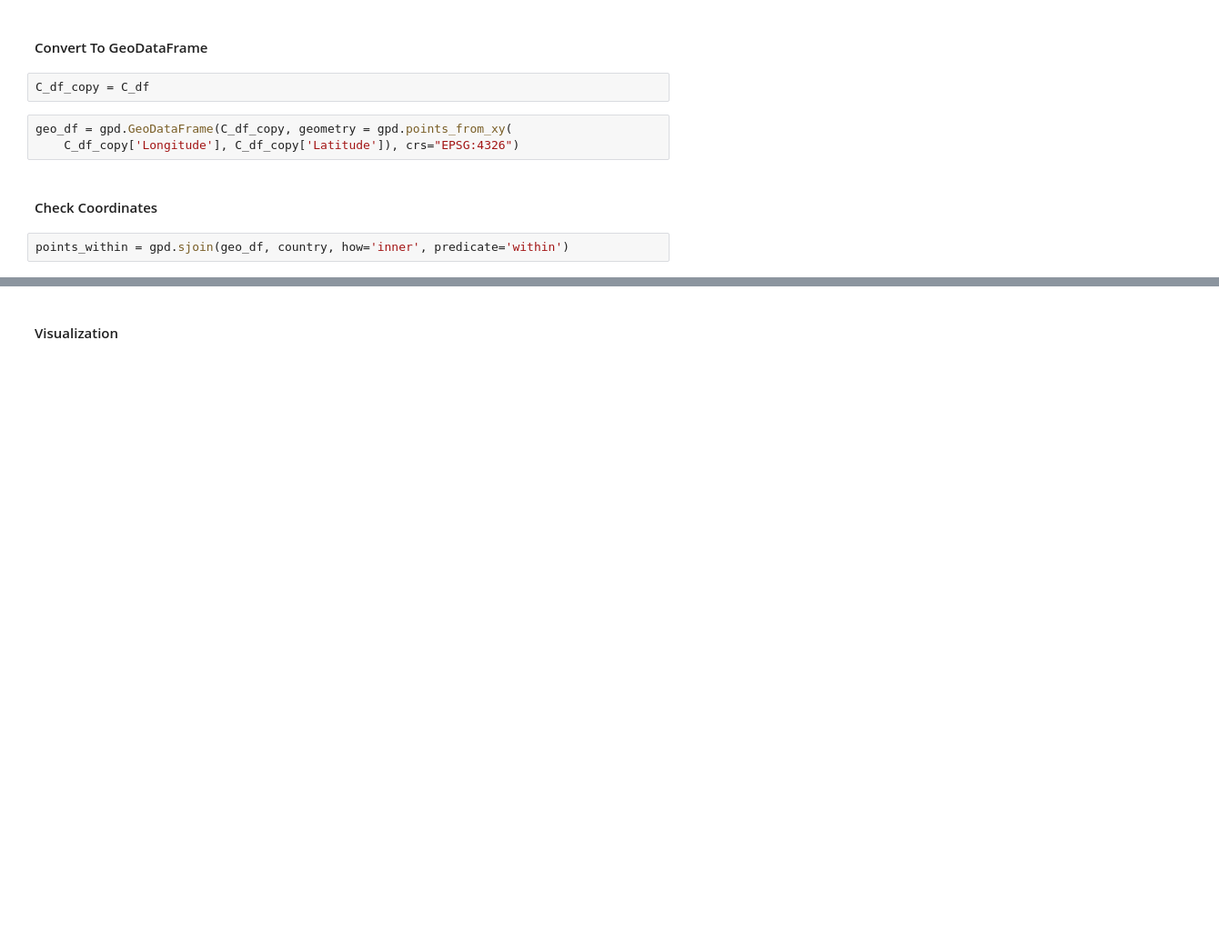
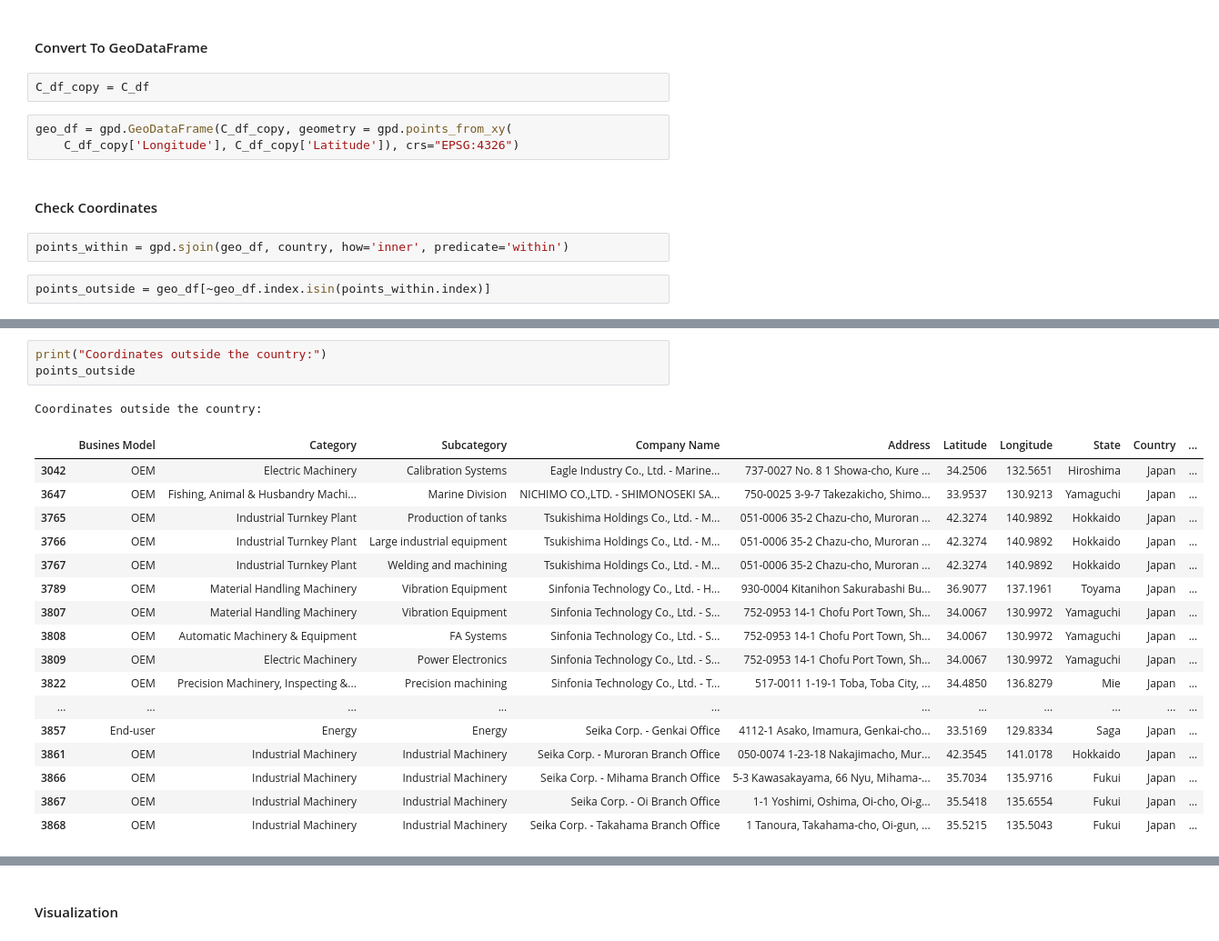
Before and after one commit to mitano-17/Nidec-Drives-Data-Cleaning, a Jupyter notebook: Dataset_C_3042-3879_Cleaner.ipynb, the cells around one changed output, grey strips where cells are left out. Shown at 91% size. Cells and saved outputs as stored; diff of their text form; blank space fills up the shorter version.

```diff
--- a/Dataset_C_3042-3879_Cleaner.ipynb
+++ b/Dataset_C_3042-3879_Cleaner.ipynb
@@ -452,5 +454,7 @@ geo_df = gpd.GeoDataFrame(C_df_copy, geometry = gpd.points_from_xy(
 <h4>Check Coordinates</h4>
 # %%
 points_within = gpd.sjoin(geo_df, country, how='inner', predicate='within')
+# %%
+points_outside = geo_df[~geo_df.index.isin(points_within.index)]
 # %%
 print("Points inside the country:\n")
@@ -475 +477,23 @@ Points inside the country:
+# %%
+print("Coordinates outside the country:")
+points_outside
+# %% [output]
+Coordinates outside the country:
+|  | Busines Model | Category | Subcategory | Company Name | Address | Latitude | Longitude | State | Country | ... |
+| 3042 | OEM | Electric Machinery | Calibration Systems | Eagle Industry Co., Ltd. - Marine... | 737-0027 No. 8 1 Showa-cho, Kure ... | 34.2506 | 132.5651 | Hiroshima | Japan | ... |
+| 3647 | OEM | Fishing, Animal & Husbandry Machi... | Marine Division | NICHIMO CO.,LTD. - SHIMONOSEKI SA... | 750-0025 3-9-7 Takezakicho, Shimo... | 33.9537 | 130.9213 | Yamaguchi | Japan | ... |
+| 3765 | OEM | Industrial Turnkey Plant | Production of tanks | Tsukishima Holdings Co., Ltd. - M... | 051-0006 35-2 Chazu-cho, Muroran ... | 42.3274 | 140.9892 | Hokkaido | Japan | ... |
+| 3766 | OEM | Industrial Turnkey Plant | Large industrial equipment | Tsukishima Holdings Co., Ltd. - M... | 051-0006 35-2 Chazu-cho, Muroran ... | 42.3274 | 140.9892 | Hokkaido | Japan | ... |
+| 3767 | OEM | Industrial Turnkey Plant | Welding and machining | Tsukishima Holdings Co., Ltd. - M... | 051-0006 35-2 Chazu-cho, Muroran ... | 42.3274 | 140.9892 | Hokkaido | Japan | ... |
+| 3789 | OEM | Material Handling Machinery | Vibration Equipment | Sinfonia Technology Co., Ltd. - H... | 930-0004 Kitanihon Sakurabashi Bu... | 36.9077 | 137.1961 | Toyama | Japan | ... |
+| 3807 | OEM | Material Handling Machinery | Vibration Equipment | Sinfonia Technology Co., Ltd. - S... | 752-0953 14-1 Chofu Port Town, Sh... | 34.0067 | 130.9972 | Yamaguchi | Japan | ... |
+| 3808 | OEM | Automatic Machinery & Equipment | FA Systems | Sinfonia Technology Co., Ltd. - S... | 752-0953 14-1 Chofu Port Town, Sh... | 34.0067 | 130.9972 | Yamaguchi | Japan | ... |
+| 3809 | OEM | Electric Machinery | Power Electronics | Sinfonia Technology Co., Ltd. - S... | 752-0953 14-1 Chofu Port Town, Sh... | 34.0067 | 130.9972 | Yamaguchi | Japan | ... |
+| 3822 | OEM | Precision Machinery, Inspecting &... | Precision machining | Sinfonia Technology Co., Ltd. - T... | 517-0011 1-19-1 Toba, Toba City, ... | 34.4850 | 136.8279 | Mie | Japan | ... |
+| ... | ... | ... | ... | ... | ... | ... | ... | ... | ... | ... |
+| 3857 | End-user | Energy | Energy | Seika Corp. - Genkai Office | 4112-1 Asako, Imamura, Genkai-cho... | 33.5169 | 129.8334 | Saga | Japan | ... |
+| 3861 | OEM | Industrial Machinery | Industrial Machinery | Seika Corp. - Muroran Branch Office | 050-0074 1-23-18 Nakajimacho, Mur... | 42.3545 | 141.0178 | Hokkaido | Japan | ... |
+| 3866 | OEM | Industrial Machinery | Industrial Machinery | Seika Corp. - Mihama Branch Office | 5-3 Kawasakayama, 66 Nyu, Mihama-... | 35.7034 | 135.9716 | Fukui | Japan | ... |
+| 3867 | OEM | Industrial Machinery | Industrial Machinery | Seika Corp. - Oi Branch Office | 1-1 Yoshimi, Oshima, Oi-cho, Oi-g... | 35.5418 | 135.6554 | Fukui | Japan | ... |
+| 3868 | OEM | Industrial Machinery | Industrial Machinery | Seika Corp. - Takahama Branch Office | 1 Tanoura, Takahama-cho, Oi-gun, ... | 35.5215 | 135.5043 | Fukui | Japan | ... |
 # %%
```
Also changed, not shown: parts of 15 cells of this notebook.
